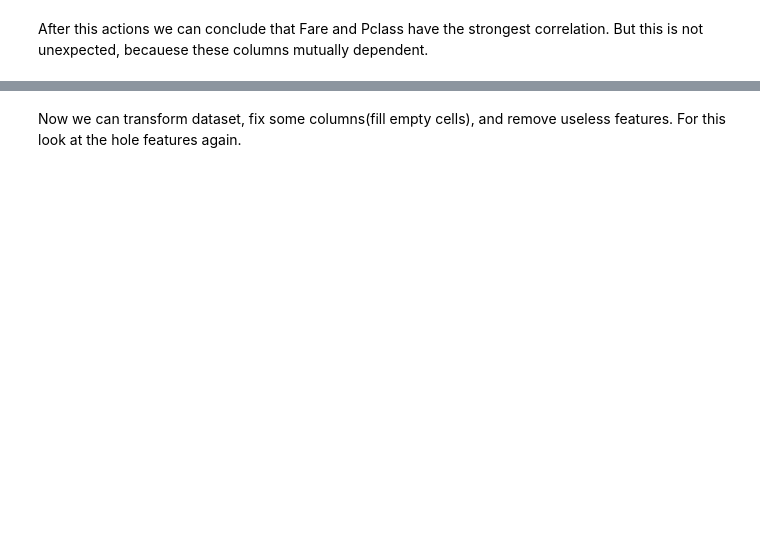
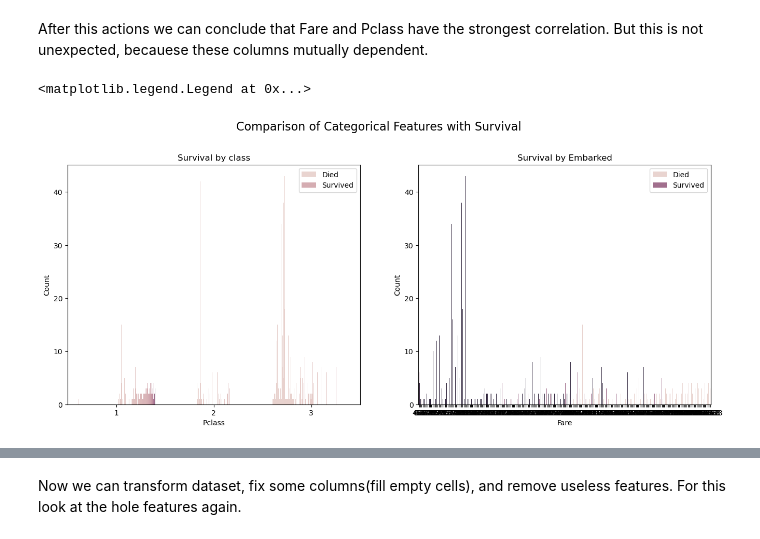
Before and after one commit to Dogsbody-man/KaggleTitanic_rep, a Jupyter notebook: data_overview.ipynb, the cells around one changed output, grey strips where cells are left out. Drawn from its saved outputs; the diff is of its cells as text; code cells hidden in the pictures; blank space fills up the shorter version.

```diff
--- a/data_overview.ipynb
+++ b/data_overview.ipynb
@@ -74,17 +193,20 @@ After this actions we can conclude that Fare and Pclass have the strongest corre
 # %%
 fig, axes = plt.subplots(1, 2, figsize=(16, 6))
 fig.suptitle('Comparison of Categorical Features with Survival', fontsize=16, y=1.02)
 # Pclass and Survived
-sns.countplot(x='Pclass', hue='Survived', data=train_df, ax=axes[0])
+sns.countplot(x='Pclass', hue='Fare', data=train_df, ax=axes[0])
 axes[0].set_title('Survival by class')
 axes[0].set_ylabel('Count')
 axes[0].legend(['Died', 'Survived'])
 
 # Embarked and Survived
-sns.countplot(x='Embarked', hue='Survived', data=train_df, ax=axes[1])
+sns.countplot(x='Fare', hue='Pclass', data=train_df, ax=axes[1])
 axes[1].set_title('Survival by Embarked')
 axes[1].set_ylabel('Count')
 axes[1].legend(['Died', 'Survived'])
+# %% [output]
+<matplotlib.legend.Legend at 0x...>
+[figure, added]
 # %%
 g = sns.FacetGrid(train_df, col='Survived')
 g.map(plt.hist, 'Age', bins=20)
```
Also changed, not shown: parts of 27 cells of this notebook, 6 other files.
